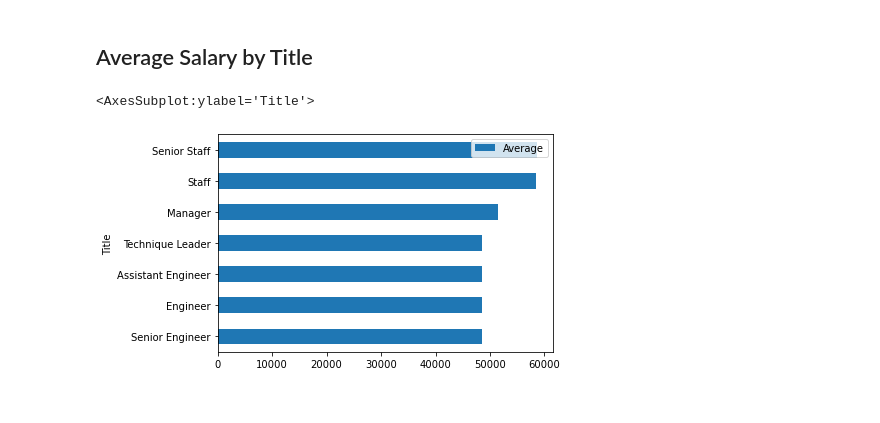
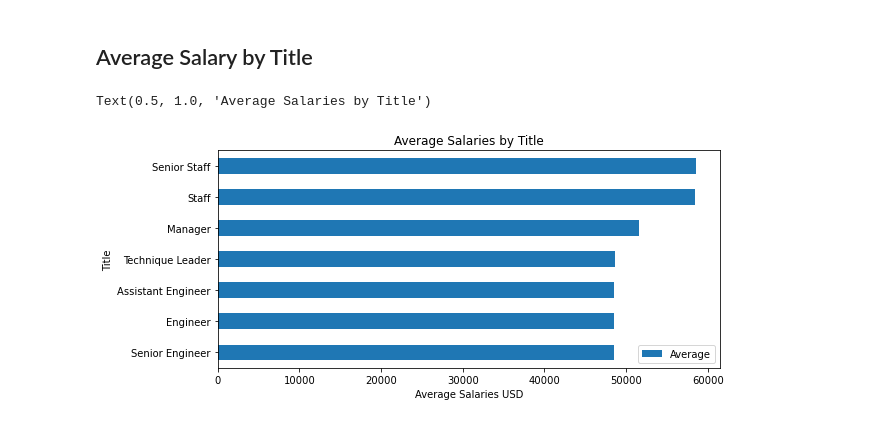
Before and after one commit to sajeanpage/module_9_sql_challenge, a Jupyter notebook: Bonus/StaffDB.ipynb, the cells around one changed output. Drawn from its saved outputs; the diff is of its cells as text; code cells hidden in the pictures.

```diff
--- a/Bonus/StaffDB.ipynb
+++ b/Bonus/StaffDB.ipynb
@@ -73,7 +73,12 @@ average_titles_df = emp_salary_df.groupby(['title']).aggregate(['mean'])["salary
 average_titles_df.columns=['Title','Average']
 average_titles_df.sort_values(by = 'Average', inplace=True)
 # %%
-average_titles_df.plot.barh('Title')
+# plot bars using Pandas.
+ax = average_titles_df.plot(kind='barh', figsize=(9,4))
+ax.set_title("Average Salaries by Title")
+ax.set_xlabel("Average Salaries USD")
+ax.set_ylabel("Title")
+ax.set_yticklabels(average_titles_df['Title'])
 # %% [output]
-<AxesSubplot:ylabel='Title'>
+Text(0.5, 1.0, 'Average Salaries by Title')
-[figure, old version]
+[figure, new version]
```
Also changed, not shown: 1 other file.
